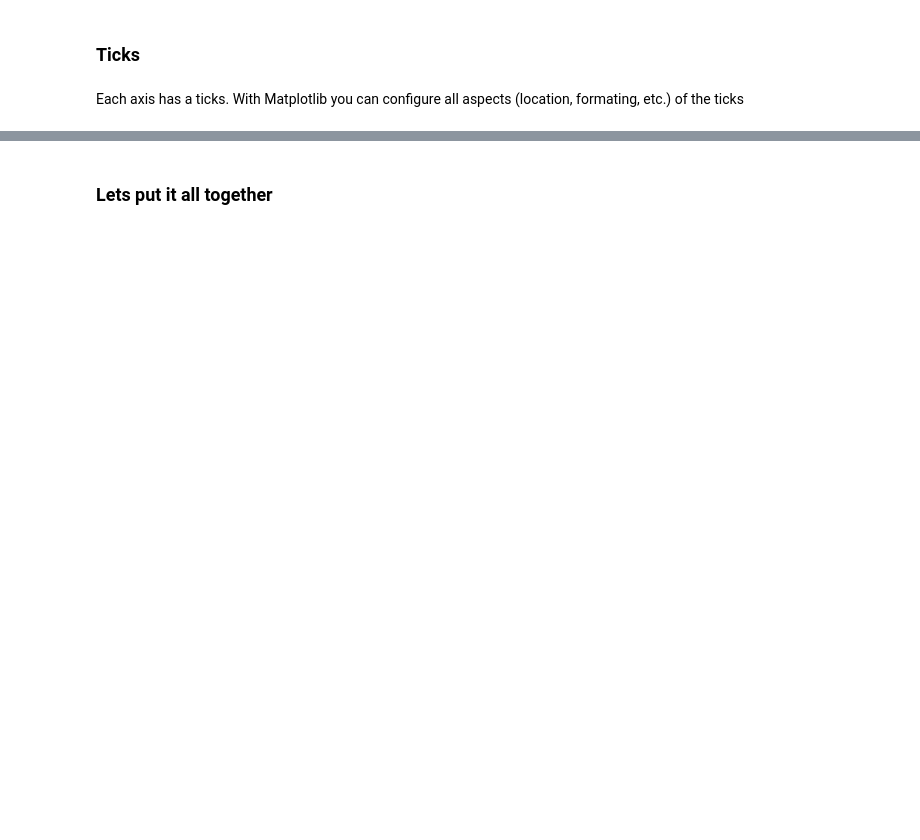
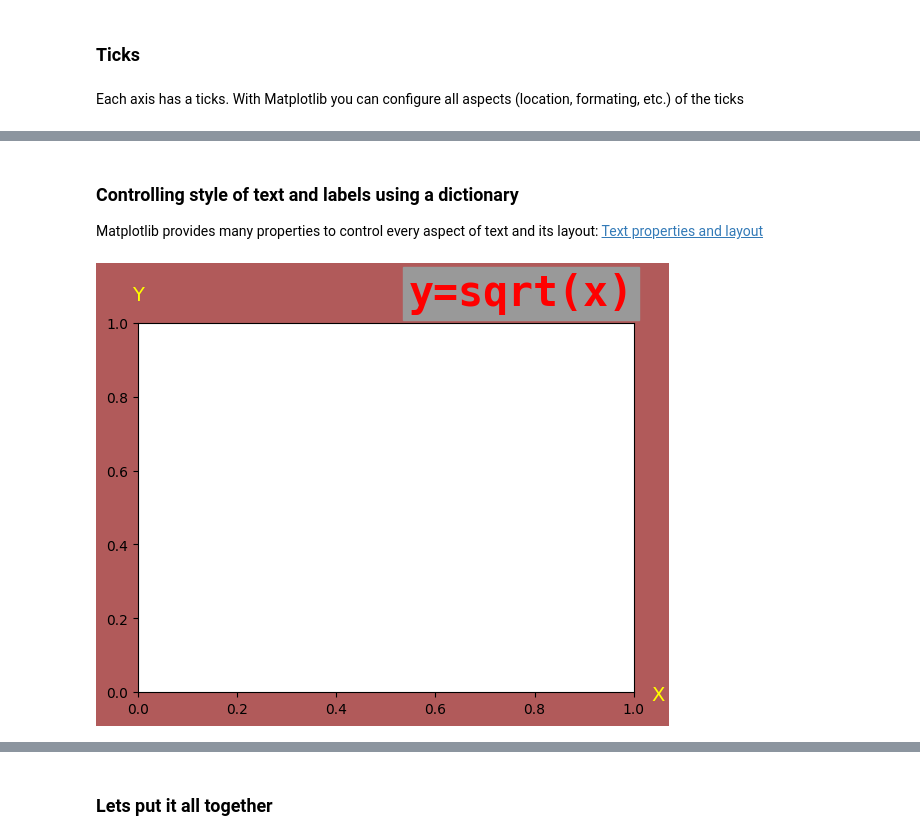
Before and after one commit to ProgressBG-Python-Course/JupyterNotebooksExamples, a Jupyter notebook: Notebooks/matplotlib_pandas_seaborn/matplotlib_intro.ipynb, the cells around one changed output, grey strips where cells are left out. Cells and saved outputs as stored; diff of their text form; code cells hidden in the pictures; blank space fills up the shorter version.

```diff
--- a/Notebooks/matplotlib_pandas_seaborn/matplotlib_intro.ipynb
+++ b/Notebooks/matplotlib_pandas_seaborn/matplotlib_intro.ipynb
@@ -172,0 +150,32 @@ axes.get_xticklabels()[3].set_color("#F3FF00")
+# %% [markdown]
+### Controlling style of text and labels using a dictionary
+
+Matplotlib provides many properties to control every aspect of text and its layout: [Text properties and layout](https://matplotlib.org/stable/tutorials/text/text_props.html)
+<!--
+- [fontdict example](https://matplotlib.org/stable/gallery/text_labels_and_annotations/text_fontdict.html#sphx-glr-gallery-text-labels-and-annotations-text-fontdict-py) -->
+# %%
+fig, axes = plt.subplots()
+fig.set_facecolor("#B15A5A")
+
+axes.set_title("y=sqrt(x)",
+	fontdict={
+		'fontname': 'monospace', # try 'cursive' or 'serif'
+		'fontsize': 30,
+		'fontweight': 'bold',
+		'color': 'red',
+		'backgroundcolor':'#999',
+		'verticalalignment': 'bottom',
+	 },
+	 loc='right'
+)
+
+axes.set_xlabel("X",fontsize=14, color="yellow")
+axes.set_ylabel("Y", rotation=0,fontsize=14, color="yellow")
+
+axes.xaxis.set_label_coords(1.05, 0.02)
+axes.yaxis.set_label_coords(0, 1.05)
+
+# Show the plot
+plt.show()
+# %% [output]
+[figure, added]
```
Also changed, not shown: parts of 35 cells of this notebook, 4 other files.
